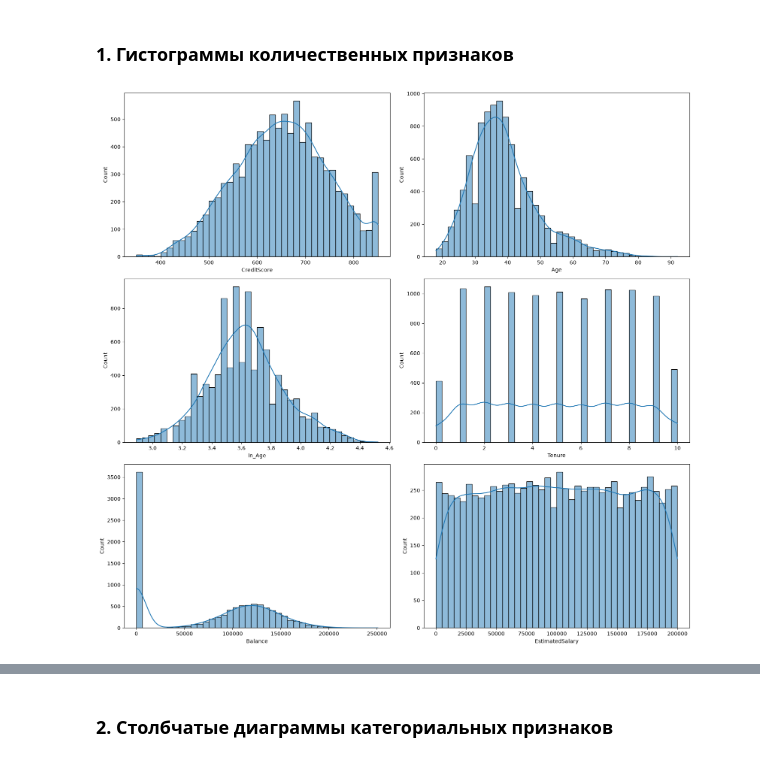
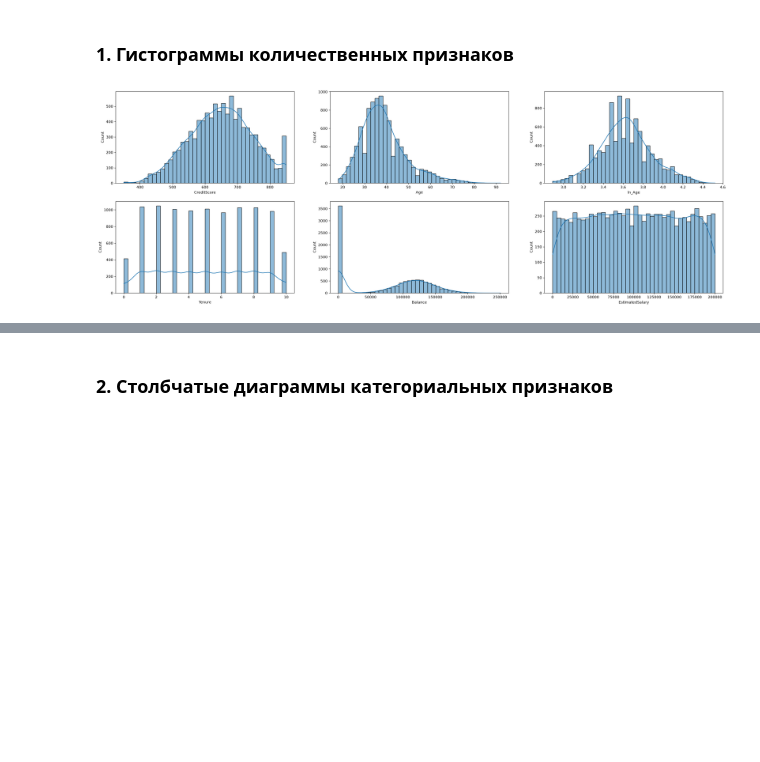
Before and after one commit to ddoszcx/bank-customer-churn, a Jupyter notebook: ПРОЕКТ (1).ipynb, the cells around one changed output, grey strips where cells are left out. Cells and saved outputs as stored; diff of their text form; code cells hidden in the pictures; blank space fills up the shorter version.

````diff
--- a/ПРОЕКТ (1).ipynb
+++ b/ПРОЕКТ (1).ipynb
@@ -36,6 +44,7 @@
 
 **Важно:** RowNumber, CustomerId и Surname являются техническими индексами, которые не несут кокакого-либо математического смысла и исключается из дальнейшего анализа.
 # %%
+
 import matplotlib.pyplot as plt
 import pandas as pd
 import seaborn as sns
@@ -55,11 +64,13 @@ import warnings
 warnings.filterwarnings('ignore')
 
 
-df = pd.read_csv("Churn_Modelling.csv")
+df = pd.read_csv("/Users/senseyragu/АНДАН/Churn_Modelling.csv")
 
 # Числовые (количественные) и категориальные/бинарные признаки
 numeric_cols = ['CreditScore', 'Age', 'Tenure', 'Balance', 'NumOfProducts', 'EstimatedSalary']
 categorical_cols = ['Geography', 'Gender', 'HasCrCard', 'IsActiveMember', "Exited"]
 
-df.info()
+df.shape
+
+df.dtypes
 # %% [output]
@@ -157,7 +144,7 @@ print(df_clean.duplicated().sum())  # проверка, что дубликат
 # %%
 #для определения выбросов в сформируем ящики с усами
 
-fig, ax = plt.subplots(nrows = 1, ncols = len(numeric_cols), figsize=(30, 4))  # создаем сетку графиков с 1 строкой и n столбцами
+fig, ax = plt.subplots(1, len(numeric_cols), figsize=(30, 4))  # создаем сетку графиков с 1 строкой и n столбцами
                                                                #(n - кол-во количественных признаков)
 
 for i in range(len(numeric_cols)):
@@ -180,9 +167,9 @@ for i in range(len(numeric_cols)):
 # %%
 
-lst = ["CreditScore", "Age"] # убрали NumOfProducts поскольку он не является непрерывнной переменной
+lst = ["CreditScore", "Age"]
 
-fig, ax = plt.subplots(1, len(lst), figsize=(20, 4)) # создаем сетку графиков с 1 строкой и 2 столбцами (для каждого признака в lst)
+fig, ax = plt.subplots(1, 2, figsize=(16, 4)) # создаем сетку графиков с 1 строкой и 4 столбцами (для каждого признака в lst)
 for i in range(len(lst)):
     ax[i].set_title(lst[i]) # добавляем заголовки на графики
-    ax[i].hist(df_clean[lst[i]], bins = 25, density = True) # рисуем гистограммы
+    ax[i].hist(df_clean[lst[i]]) # рисуем гистограммы
 # %% [output]
@@ -289,13 +282,15 @@ df_train, df_test = train_test_split(df_clean, test_size=0.2, random_state=42)
 
 df_train_clean = df_train.copy()
 
+a = ["Age"]
 
-q1 = df_train_clean['Age'].quantile(0.25)
-q3 = df_train_clean['Age'].quantile(0.75)
-IQR = q3 - q1
-left = q1 - 1.5 * IQR
-right = q3 + 1.5 * IQR
-df_train_clean = df_train_clean[df_train_clean['Age'].between(left, right)]
+for i in a:
+    q1 = df_train_clean[i].quantile(0.25)
+    q3 = df_train_clean[i].quantile(0.75)
+    IQR = q3 - q1
+    left = q1 - 1.5 * IQR
+    right = q3 + 1.5 * IQR
+    df_train_clean = df_train_clean[df_train_clean[i].between(left, right)]
 
 df_train_clean['Age_Category'] = df_train_clean['Age'].apply(g)
 df_train['Age_Category'] = df_train['Age'].apply(g)
@@ -368,23 +412,20 @@ ROC-AUC не очищенная: 0.738
 # %%
 df_clean_new = df_clean.drop('NumOfProducts', axis=1) # удаляем NumOfProducts из количественных признаков, теперь он категориальный
 
 df_clean_new["ln_Age"] = np.log(df_clean_new["Age"]) # новый признак ln_Age - натуральный логарифм от Age
 
 numeric_cols_new = ['CreditScore', 'Age', "ln_Age", 'Tenure', 'Balance', 'EstimatedSalary'] # новый список количественных признаков
 
 
-# 3 строки, 2 столбца
-fig, ax = plt.subplots(3, 2, figsize=(16, 15))
+fig, ax = plt.subplots(2, 3, figsize=(30, 10))
 
 ax = ax.flatten()
 
 for i in range(len(numeric_cols_new)):
+
     sns.histplot(df_clean_new[numeric_cols_new[i]], bins=40, kde=True, ax=ax[i])  # рисуем гистограммы с линиями KDE
-
-plt.tight_layout()
-plt.show()
 # %% [output]
-[figure, old version]
+[figure, new version]
 # %% [markdown]
 Начнем с визуализации количественных признаков. Перед этим из ```df_clean``` был удален признак **NumOfProducts** (чтобы больше нам не мешал, так как теперь он отнесен к категориальным). Новый датафрейм сохранен с переменную ```df_clean_new```. Дальнейший анализ проводится с данным датафреймом.
 
````
Also changed, not shown: parts of 30 cells of this notebook.
